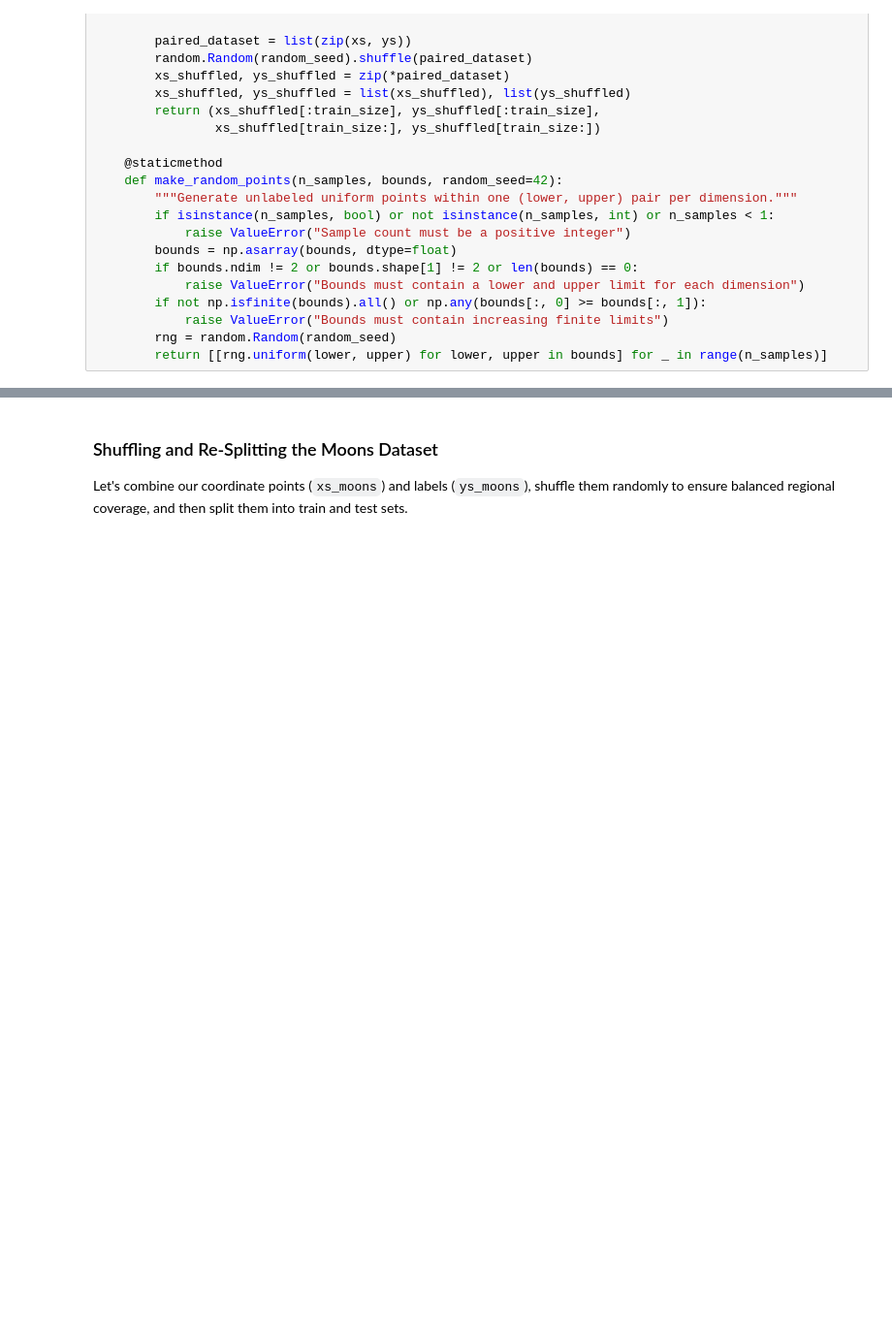
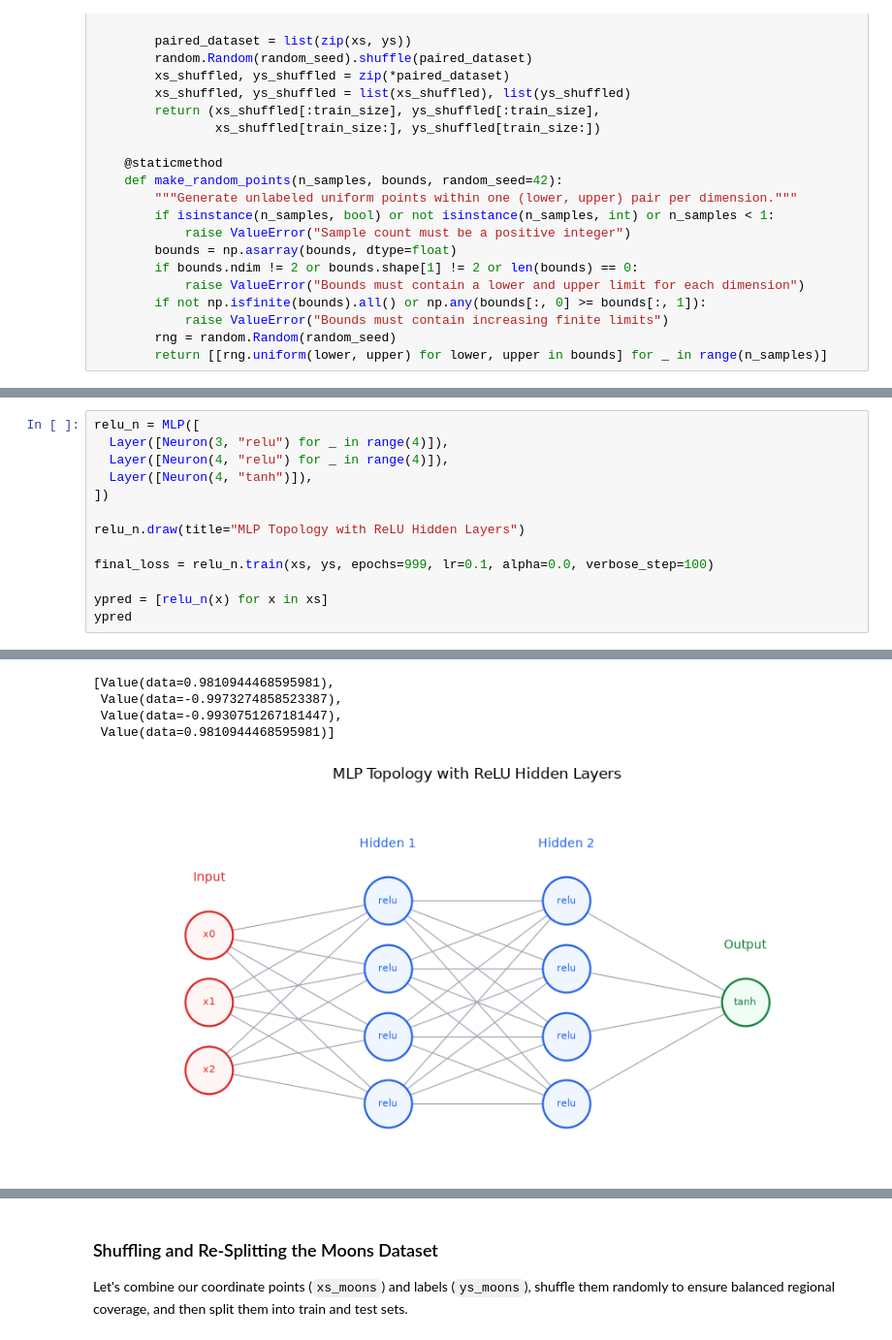
Before and after one commit to sdmcraft/nn-zero-to-hero, a Jupyter notebook: practice/micrograd.ipynb, the cells around one changed output, grey strips where cells are left out. Shown at 97% size. Cells and saved outputs as stored; diff of their text form; blank space fills up the shorter version.

```diff
--- a/practice/micrograd.ipynb
+++ b/practice/micrograd.ipynb
@@ -793,0 +806,14 @@ ypred
+# %%
+relu_n = MLP([
+  Layer([Neuron(3, "relu") for _ in range(4)]),
+  Layer([Neuron(4, "relu") for _ in range(4)]),
+  Layer([Neuron(4, "tanh")]),
+])
+
+relu_n.draw(title="MLP Topology with ReLU Hidden Layers")
+
+final_loss = relu_n.train(xs, ys, epochs=999, lr=0.1, alpha=0.0, verbose_step=100)
+
+ypred = [relu_n(x) for x in xs]
+ypred
+# %% [output]
@@ -793,0 +831,5 @@ ypred
+[Value(data=0.9810944468595981),
+ Value(data=-0.9973274858523387),
+ Value(data=-0.9930751267181447),
+ Value(data=0.9810944468595981)]
+[figure, added]
```
Also changed, not shown: parts of 33 cells of this notebook.
